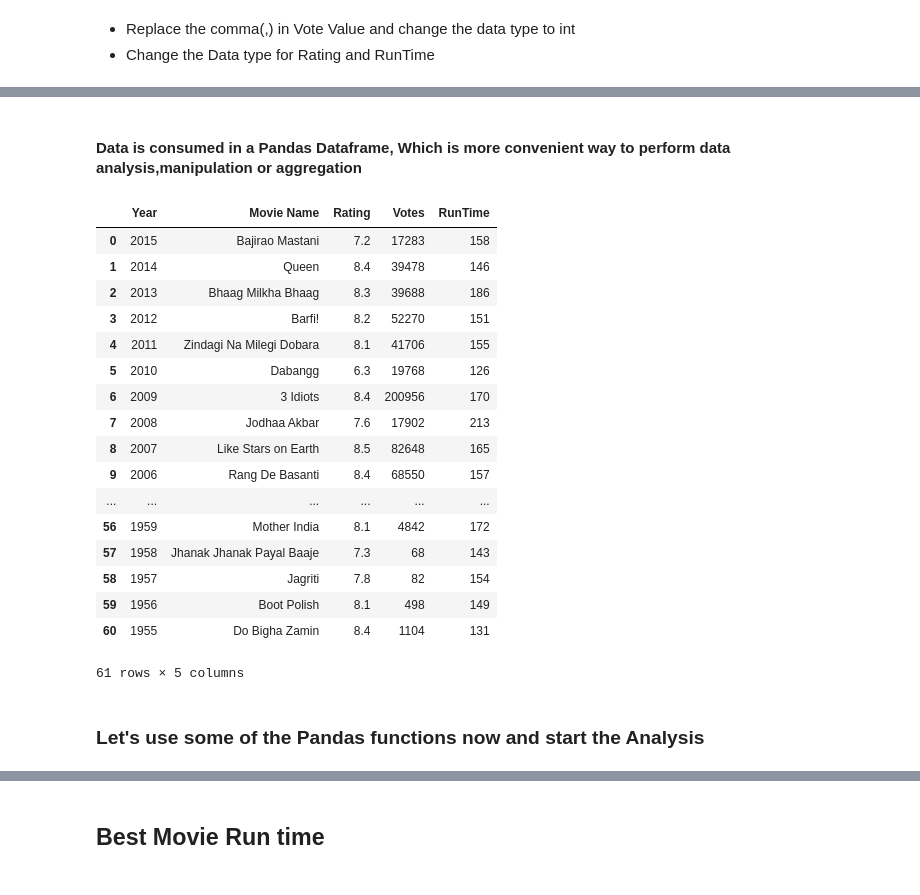
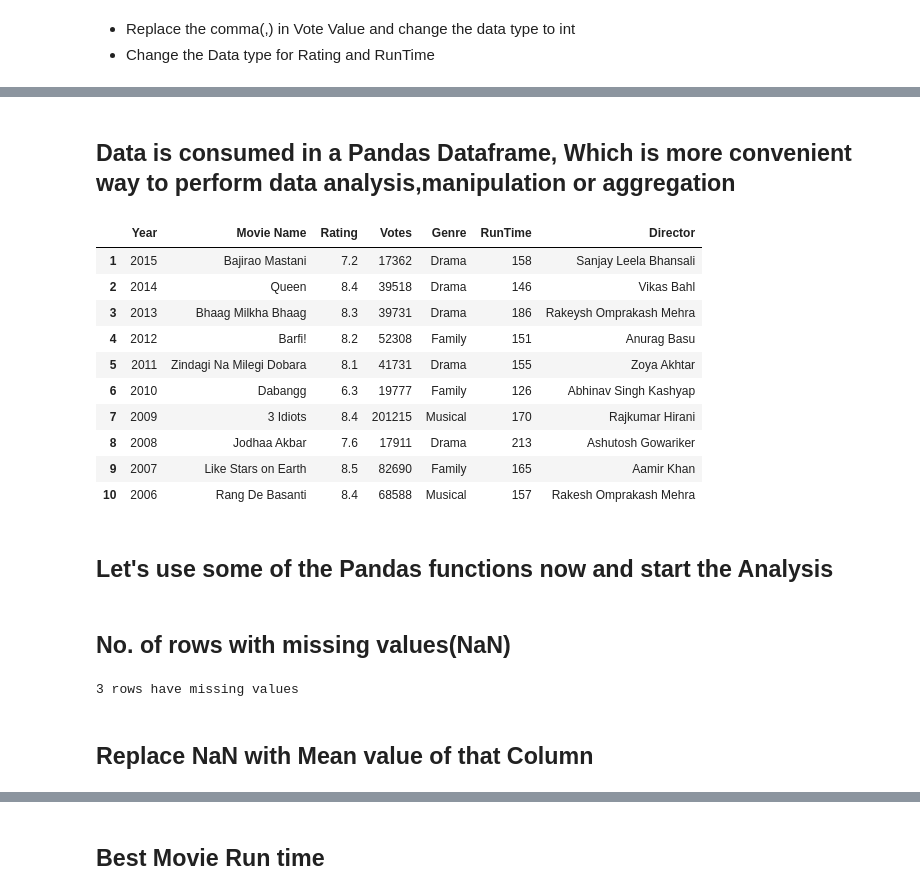
Before and after one commit to min2bro/WebScraping, a Jupyter notebook: WebScrapingnDataAnalysis.ipynb, the cells around one changed output, grey strips where cells are left out. Cells and saved outputs as stored; diff of their text form; code cells hidden in the pictures.

```diff
--- a/WebScrapingnDataAnalysis.ipynb
+++ b/WebScrapingnDataAnalysis.ipynb
@@ -60,8 +75,9 @@ driver.get(url)
 # %%
 def ExtractText(Xpath):
     textlist=[]
-    if(Xpath=="Movies_Runtime_Xpath"):
-        [textlist.append(item.text[-10:-7]) for item in driver.find_elements_by_xpath(datatbl['data'][Xpath])]
+    if(Xpath=='Movies_Director_Xpath'):
+        for item in range(1,123,2):
+            textlist.append(driver.find_element_by_xpath(datatbl['data'][Xpath]+'[%d]'%item).text)
     else:
         [textlist.append(item.text) for item in driver.find_elements_by_xpath(datatbl['data'][Xpath])]
     return textlist
@@ -70,12 +86,15 @@ def ExtractText(Xpath):
 # %%
 #Extracting Data from Web
 Movies_Votes,Movies_Name,Movies_Ratings,Movies_RunTime=[[] for i in range(4)]
-datarepo = [[]]*4
-Xpath_list = ['Movies_Name_Xpath','Movies_Rate_Xpath','Movies_Runtime_Xpath','Movies_Votes_Xpath']
+datarepo = [[]]*5
+Xpath_list = ['Movies_Name_Xpath','Movies_Rate_Xpath','Movies_Runtime_Xpath','Movies_Votes_Xpath',
+              'Movies_Director_Xpath']
 
-for i in range(4):
+for i in range(5):
     if(i==3):
         driver.find_element_by_xpath(datatbl['data']['listview']).click()
+    if(i==4):
+        driver.find_element_by_xpath(datatbl['data']['detailview']).click()
     datarepo[i] = ExtractText(Xpath_list[i])
 
 driver.quit()
@@ -105,4 +128,6 @@ for i in range(0,len(datarepo[0])):
     result[i]['Rating']= datarepo[1][i]
     result[i]['Votes']= datarepo[3][i]
     result[i]['RunTime']= datarepo[2][i]
+    result[i]['Genre']= datatbl['data']['Genre'][i]
+    result[i]['Director']= datarepo[4][i]
 # %% [markdown]
@@ -167,28 +196,31 @@ result[58]
 # %% [markdown]
-#### Data is consumed in a Pandas Dataframe, Which is more convenient way to perform data analysis,manipulation or aggregation
+## Data is consumed in a Pandas Dataframe, Which is more convenient way to perform data analysis,manipulation or aggregation
 # %%
 # create dataframe
 df = pd.DataFrame.from_dict(result,orient='index')
-df = df[['Year', 'Movie Name', 'Rating', 'Votes','RunTime']]
-df
+df = df[['Year', 'Movie Name', 'Rating', 'Votes','Genre','RunTime','Director']]
+df.index = np.arange(1, 62)
+df.head(10)
 # %% [output]
-|  | Year | Movie Name | Rating | Votes | RunTime |
-| 0 | 2015 | Bajirao Mastani | 7.2 | 17283 | 158 |
-| 1 | 2014 | Queen | 8.4 | 39478 | 146 |
-| 2 | 2013 | Bhaag Milkha Bhaag | 8.3 | 39688 | 186 |
-| 3 | 2012 | Barfi! | 8.2 | 52270 | 151 |
-| 4 | 2011 | Zindagi Na Milegi Dobara | 8.1 | 41706 | 155 |
-| 5 | 2010 | Dabangg | 6.3 | 19768 | 126 |
-| 6 | 2009 | 3 Idiots | 8.4 | 200956 | 170 |
-| 7 | 2008 | Jodhaa Akbar | 7.6 | 17902 | 213 |
-| 8 | 2007 | Like Stars on Earth | 8.5 | 82648 | 165 |
-| 9 | 2006 | Rang De Basanti | 8.4 | 68550 | 157 |
-| ... | ... | ... | ... | ... | ... |
-| 56 | 1959 | Mother India | 8.1 | 4842 | 172 |
-| 57 | 1958 | Jhanak Jhanak Payal Baaje | 7.3 | 68 | 143 |
-| 58 | 1957 | Jagriti | 7.8 | 82 | 154 |
-| 59 | 1956 | Boot Polish | 8.1 | 498 | 149 |
-| 60 | 1955 | Do Bigha Zamin | 8.4 | 1104 | 131 |
+|  | Year | Movie Name | Rating | Votes | Genre | RunTime | Director |
+| 1 | 2015 | Bajirao Mastani | 7.2 | 17362 | Drama | 158 | Sanjay Leela Bhansali |
+| 2 | 2014 | Queen | 8.4 | 39518 | Drama | 146 | Vikas Bahl |
+| 3 | 2013 | Bhaag Milkha Bhaag | 8.3 | 39731 | Drama | 186 | Rakeysh Omprakash Mehra |
+| 4 | 2012 | Barfi! | 8.2 | 52308 | Family | 151 | Anurag Basu |
+| 5 | 2011 | Zindagi Na Milegi Dobara | 8.1 | 41731 | Drama | 155 | Zoya Akhtar |
+| 6 | 2010 | Dabangg | 6.3 | 19777 | Family | 126 | Abhinav Singh Kashyap |
+| 7 | 2009 | 3 Idiots | 8.4 | 201215 | Musical | 170 | Rajkumar Hirani |
+| 8 | 2008 | Jodhaa Akbar | 7.6 | 17911 | Drama | 213 | Ashutosh Gowariker |
+| 9 | 2007 | Like Stars on Earth | 8.5 | 82690 | Family | 165 | Aamir Khan |
+| 10 | 2006 | Rang De Basanti | 8.4 | 68588 | Musical | 157 | Rakesh Omprakash Mehra |
-61 rows × 5 columns
 # %% [markdown]
-### Let's use some of the Pandas functions now and start the Analysis
+## Let's use some of the Pandas functions now and start the Analysis
+# %% [markdown]
+## No. of rows with missing values(NaN)
+# %%
+nans = df.shape[0] - df.dropna().shape[0]
+print('%d rows have missing values' % nans)
+# %% [output]
+3 rows have missing values
+# %% [markdown]
+## Replace NaN with Mean value of that Column
```
Also changed, not shown: parts of 68 cells of this notebook, 12 other files.
